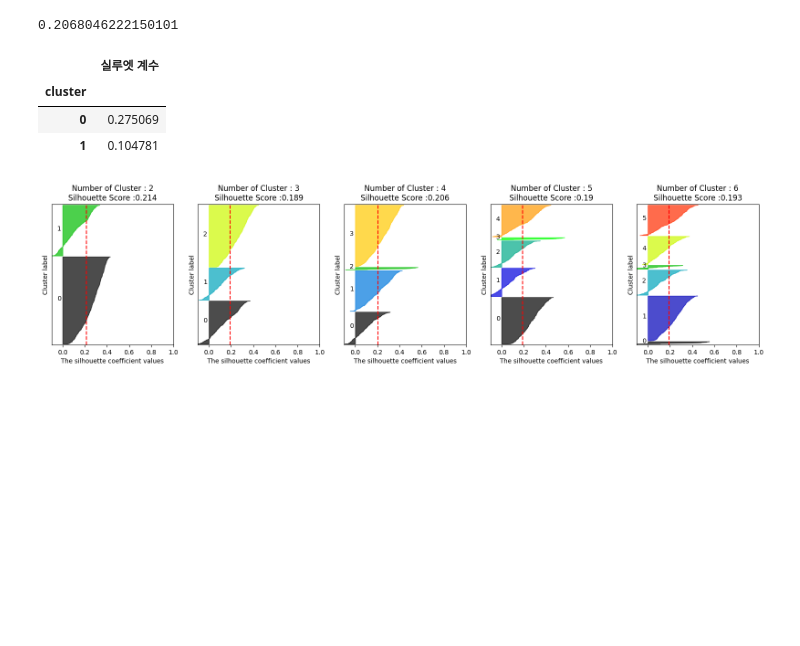
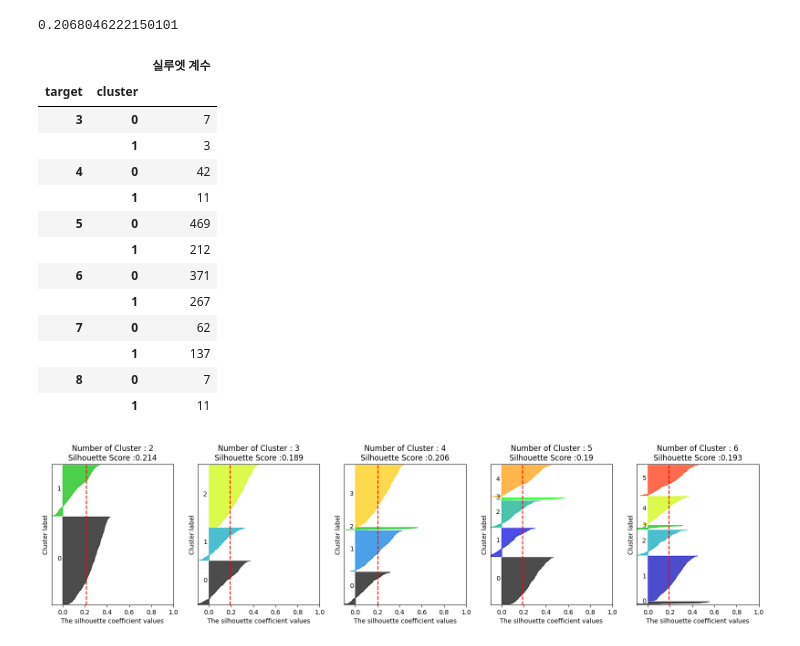
Before and after one commit to ssmpet/MachineLearning-Lecture-2023-5, a Jupyter notebook: 06.군집화/04.winequality.ipynb, the cells around one changed output. Drawn from its saved outputs; the diff is of its cells as text; code cells hidden in the pictures; blank space fills up the shorter version.

```diff
--- a/06.군집화/04.winequality.ipynb
+++ b/06.군집화/04.winequality.ipynb
@@ -63,12 +64,22 @@ silhouette_score(wine_std, kmeans.labels_)
 # %% [output]
 0.2068046222150101
 # %%
-w_df.groupby('cluster')[['실루엣 계수']].mean()
+w_df.groupby(['target','cluster'])[['실루엣 계수']].count()
 # %% [output]
-|  | 실루엣 계수 |
-| cluster |  |
-| 0 | 0.275069 |
-| 1 | 0.104781 |
+|  |  | 실루엣 계수 |
+| target | cluster |  |
+| 3 | 0 | 7 |
+|  | 1 | 3 |
+| 4 | 0 | 42 |
+|  | 1 | 11 |
+| 5 | 0 | 469 |
+|  | 1 | 212 |
+| 6 | 0 | 371 |
+|  | 1 | 267 |
+| 7 | 0 | 62 |
+|  | 1 | 137 |
+| 8 | 0 | 7 |
+|  | 1 | 11 |
 # %%
 # 실루엣 스코어 시각화
 from visualize import visualize_silhouette
```
Also changed, not shown: parts of 2 cells of this notebook, 7 other files.
